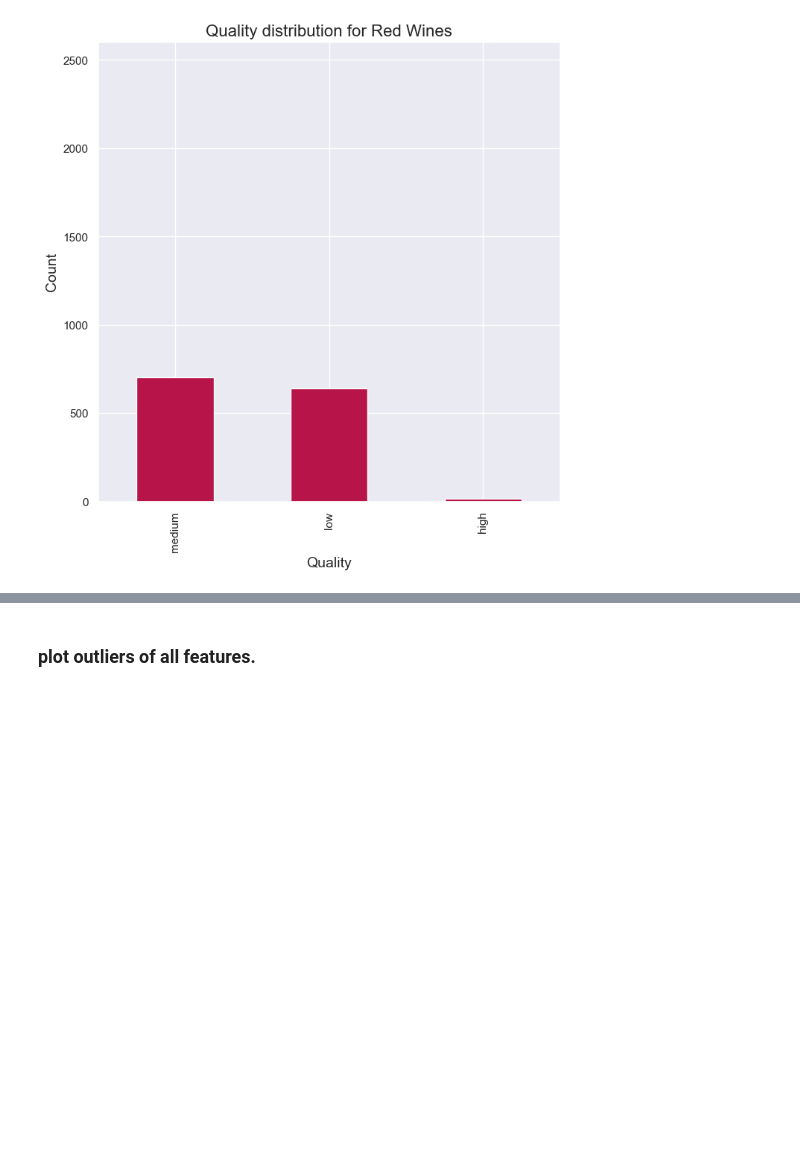
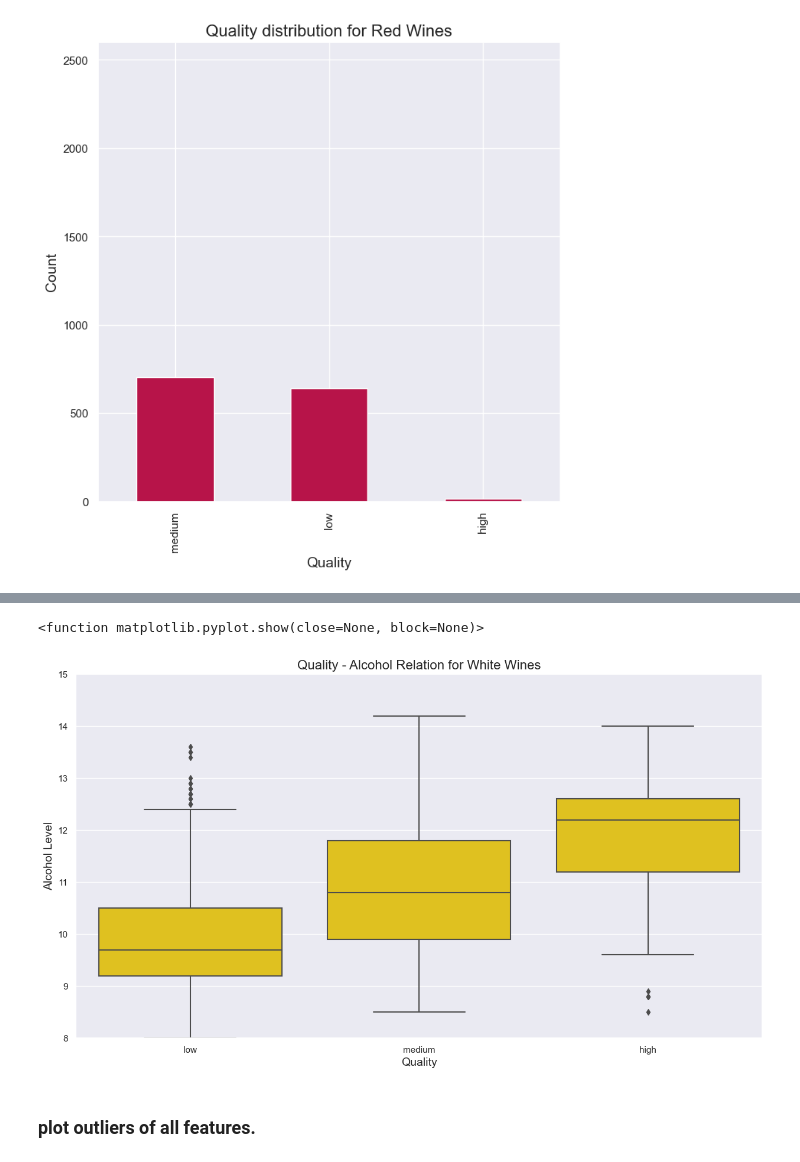
Before and after one commit to airsahin/Wine-Quality, a Jupyter notebook: WineQuality.ipynb, the cells around one changed output, grey strips where cells are left out. Drawn from its saved outputs; the diff is of its cells as text; code cells hidden in the pictures; blank space fills up the shorter version.

```diff
--- a/WineQuality.ipynb
+++ b/WineQuality.ipynb
@@ -747,3 +687,16 @@ plt.show
+# %%
+# create a barplot about quality label for white wines
+
+sns.boxplot(data=df_white, x="quality_label", y="alcohol", color='#ffd700')
+
+plt.ylim(8,15)
+plt.title('Quality - Alcohol Relation for White Wines', fontsize=16)
+plt.xlabel('Quality', fontsize=14)  # Set the x-axis label and font size
+plt.ylabel('Alcohol Level', fontsize=14)          # Set the y-axis label and font size
+plt.show
+# %% [output]
+<function matplotlib.pyplot.show(close=None, block=None)>
+[figure, added]
 # %% [markdown]
 ### plot outliers of all features.
 # %%
```
Also changed, not shown: parts of 12 cells of this notebook.
